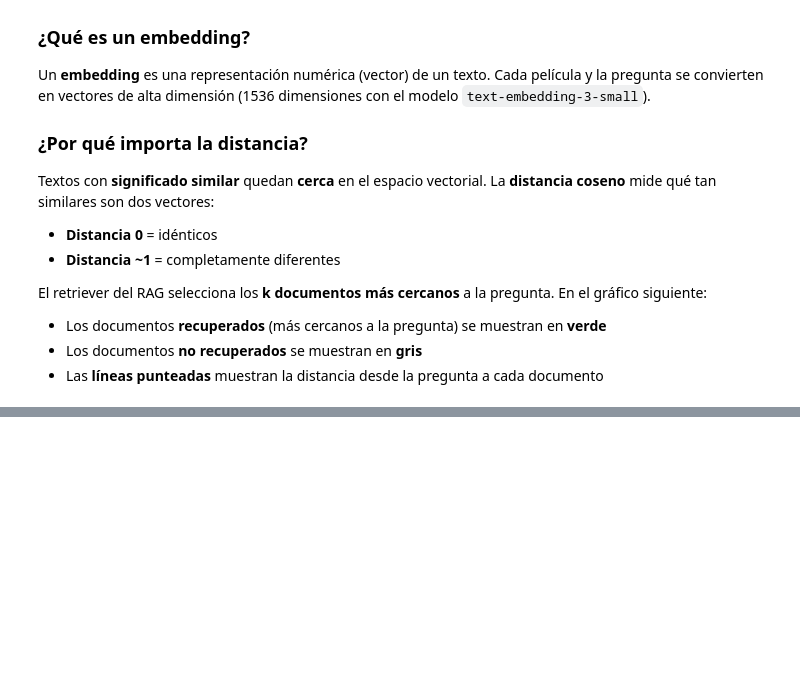
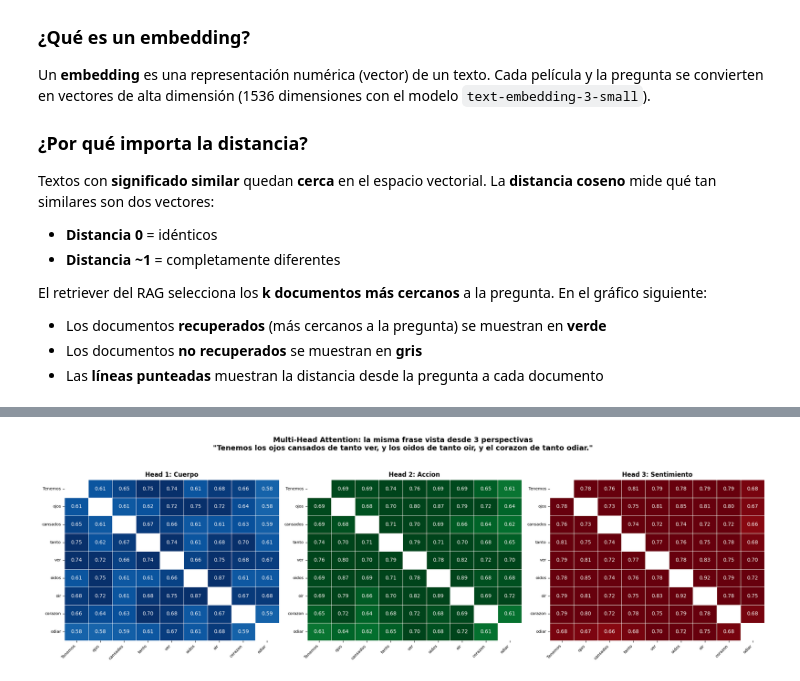
Before and after one commit to carlosjimenez88M/ai_engineering_henry, a Jupyter notebook: 02-vector_data_bases/intro/04-Rags-vectorial_databases.ipynb, the cells around one changed output, grey strips where cells are left out. Cells and saved outputs as stored; diff of their text form; code cells hidden in the pictures; blank space fills up the shorter version.

```diff
--- a/02-vector_data_bases/intro/04-Rags-vectorial_databases.ipynb
+++ b/02-vector_data_bases/intro/04-Rags-vectorial_databases.ipynb
@@ -400,0 +677,74 @@ Distancias coseno (menor = más similar):
+# %%
+# Simulacion de Multi-Head Attention con OpenAI embeddings.
+# Cada "head" embebe las palabras en un contexto semantico diferente,
+# lo que cambia las relaciones de similitud entre ellas.
+
+heads = {
+    "Head 1: Cuerpo": "parte del cuerpo humano: {}",
+    "Head 2: Accion": "accion o verbo que se realiza: {}",
+    "Head 3: Sentimiento": "sentimiento o estado emocional: {}",
+}
+
+# Embeber cada palabra en cada contexto
+head_matrices = {}
+for head_name, template in heads.items():
+    contextualized = [template.format(p) for p in palabras]
+    resp_head = client.embeddings.create(input=contextualized, model="text-embedding-3-small")
+    embs = np.array([e.embedding for e in resp_head.data])
+    head_matrices[head_name] = cos_sim(embs)
+
+# Visualizar las 3 matrices lado a lado
+fig, axes = plt.subplots(1, 3, figsize=(20, 6))
+
+head_colors = ["Blues", "Greens", "Reds"]
+for ax, (head_name, matrix), cmap in zip(axes, head_matrices.items(), head_colors):
+    mask_diag = np.eye(len(palabras), dtype=bool)
+    display = matrix.copy()
+    np.fill_diagonal(display, np.nan)
+
+    sns.heatmap(
+        display,
+        xticklabels=palabras,
+        yticklabels=palabras,
+        annot=True,
+        fmt=".2f",
+        cmap=cmap,
+        ax=ax,
+        linewidths=0.5,
+        linecolor="white",
+        mask=mask_diag,
+        vmin=0.1,
+        vmax=0.7,
+        cbar=False,
+    )
+    ax.set_title(head_name, fontsize=12, fontweight="bold")
+    plt.sca(ax)
+    plt.xticks(fontsize=8, rotation=45, ha="right")
+    plt.yticks(fontsize=8, rotation=0)
+
+fig.suptitle(
+    'Multi-Head Attention: la misma frase vista desde 3 perspectivas\n'
+    f'"{frase}"',
+    fontsize=14, fontweight="bold", y=1.04,
+)
+
+plt.tight_layout()
+plt.show()
+
+# Mostrar el par mas fuerte en cada head
+print("Par mas fuerte por cada head:")
+print("=" * 60)
+for head_name, matrix in head_matrices.items():
+    best_score = 0
+    best_pair = ("", "")
+    for i in range(len(palabras)):
+        for j in range(i + 1, len(palabras)):
+            if matrix[i, j] > best_score:
+                best_score = matrix[i, j]
+                best_pair = (palabras[i], palabras[j])
+    print(f'  {head_name}:  "{best_pair[0]}" <-> "{best_pair[1]}"  (sim: {best_score:.3f})')
+
+print("\nCada head se especializa en un tipo de relacion diferente.")
+print("El Transformer combina todas las perspectivas para generar el embedding final.")
+# %% [output]
+[figure, added]
```
Also changed, not shown: parts of 12 cells of this notebook, 3 other files.
